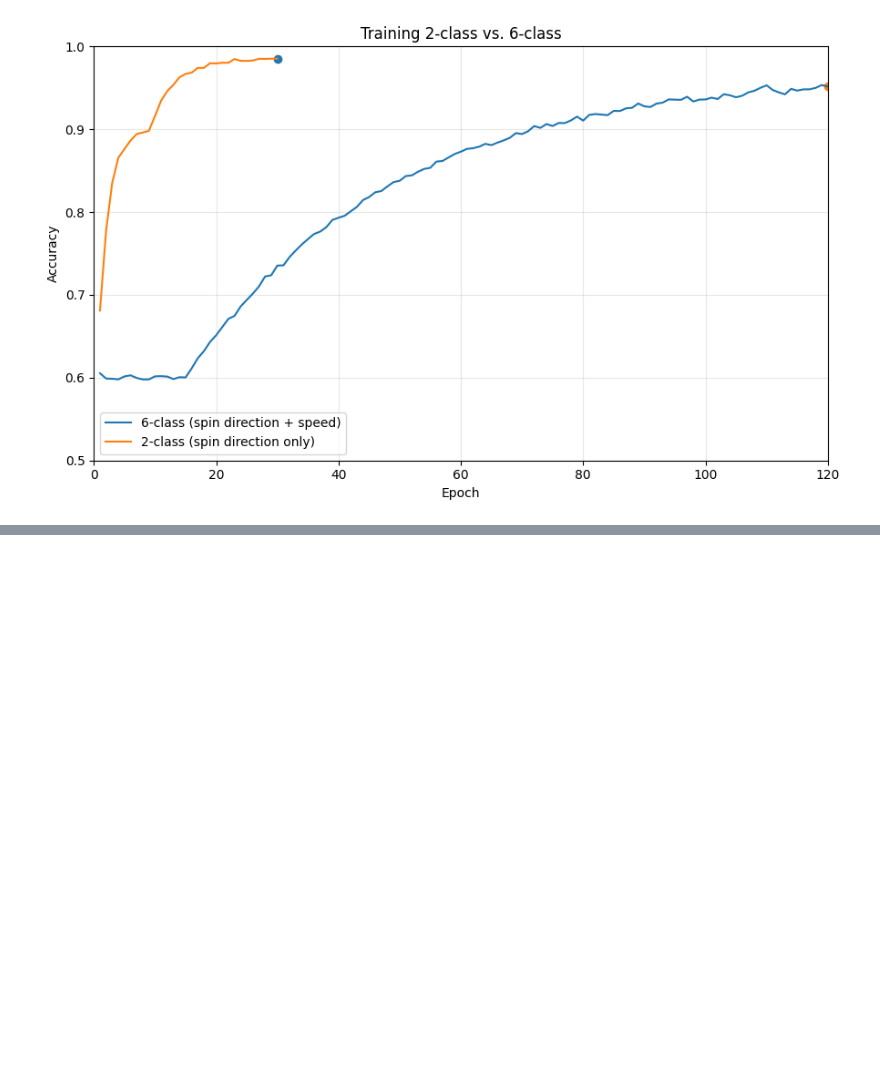
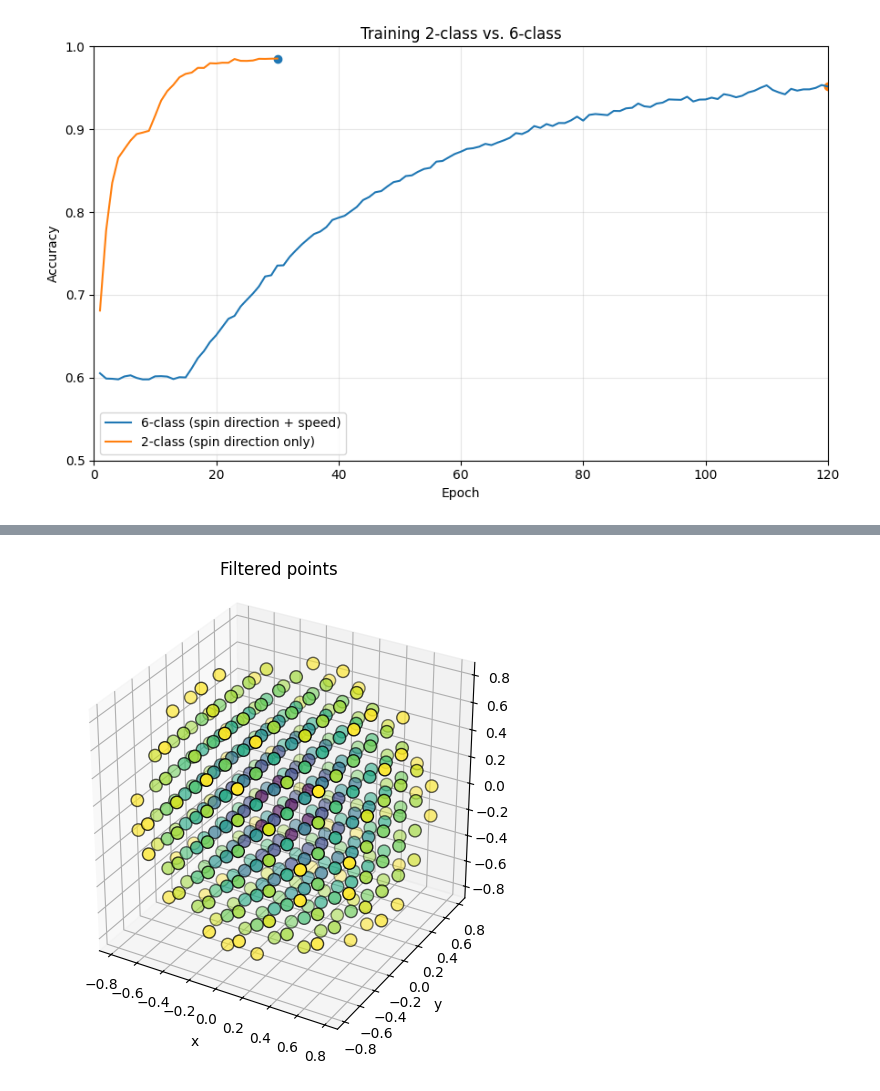
Before and after one commit to leviN1998/Master_Thesis, a Jupyter notebook: notebooks/figures/5.0-lk-experiments.ipynb, the cells around one changed output, grey strips where cells are left out. Saved outputs shown, nothing was run; the diff lists cells and outputs as text; code cells hidden in the pictures; blank space fills up the shorter version.

```diff
--- a/notebooks/figures/5.0-lk-experiments.ipynb
+++ b/notebooks/figures/5.0-lk-experiments.ipynb
@@ -82,0 +112,19 @@ plt.tight_layout()
+# %%
+points = points[(distances <= 1)]
+fig = plt.figure(figsize=(6, 6))
+ax = fig.add_subplot(111, projection='3d')
+
+xs, ys, zs = points[:, 0], points[:, 1], points[:, 2]
+dist = np.linalg.norm(points, axis=1)
+
+sc = ax.scatter(xs, ys, zs, c=dist, cmap='viridis', s=80, edgecolor='k')
+ax.set_xlabel('x')
+ax.set_ylabel('y')
+ax.set_zlabel('z')
+ax.set_title('Filtered points')
+ax.set_box_aspect((1, 1, 1))  # equal aspect ratio
+
+#plt.colorbar(sc, label='distance')
+plt.show()
+# %% [output]
+[figure, added]
```
Also changed, not shown: parts of 1 cell of this notebook, 7 other files.
